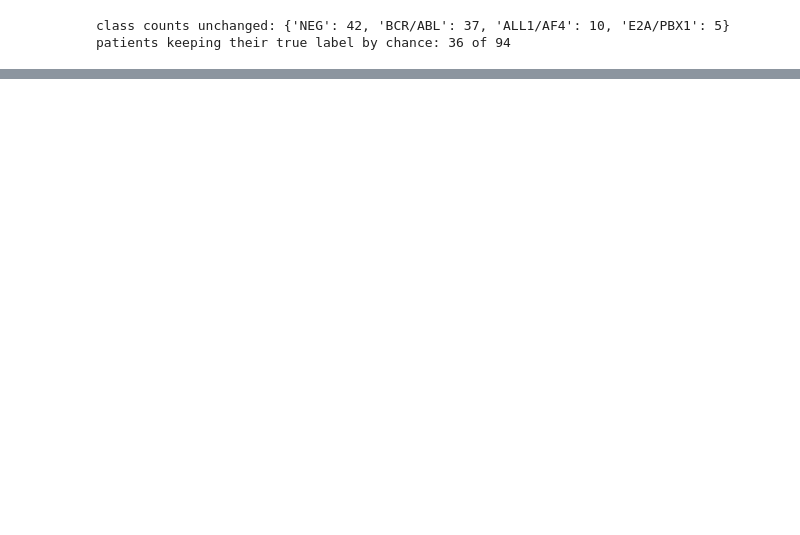
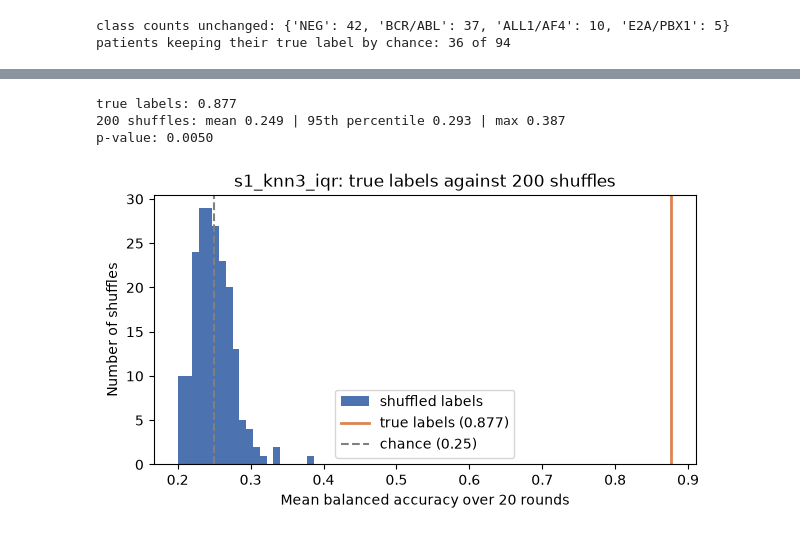
Before and after one commit to haqiqak/leukaemia-mining, a Jupyter notebook: notebooks/04_label_shuffle.ipynb, the cells around one changed output, grey strips where cells are left out. Saved outputs shown, nothing was run; the diff lists cells and outputs as text; code cells hidden in the pictures; blank space fills up the shorter version.

```diff
--- a/notebooks/04_label_shuffle.ipynb
+++ b/notebooks/04_label_shuffle.ipynb
@@ -83,3 +92,46 @@ res.sort_values('accuracy_outside', ascending=False).round(3)
+# %%
+knn = make_models()['knn3_iqr']
+
+
+def score(labels, rounds=20):
+    """Mean balanced accuracy of s1_knn3_iqr, with the ANOVA filter fitted inside every round."""
+    out = []
+    for tr, te in StratifiedShuffleSplit(rounds, test_size=0.3, random_state=0).split(X, labels):
+        genes = anova_genes(X.iloc[tr], labels.iloc[tr])
+        if len(genes) == 0:  # no gene passes the filter: the only honest guess is the largest class
+            pred = np.full(len(te), labels.iloc[tr].mode()[0])
+        else:
+            pred = knn.fit(X.iloc[tr][genes], labels.iloc[tr]).predict(X.iloc[te][genes])
+        out.append(balanced_accuracy_score(labels.iloc[te], pred))
+    return np.mean(out)
+
+
+rng = np.random.default_rng(1)
+real = score(y)
+null = np.array([score(pd.Series(rng.permutation(y.to_numpy()), index=y.index)) for _ in range(200)])
+p = (np.sum(null >= real) + 1) / (len(null) + 1)
+pd.DataFrame({'labels': ['true'] + ['shuffled'] * len(null), 'balanced_accuracy': [real, *null]}).to_csv(
+    '../results/permutation_scores.csv', index=False)
+print(f'true labels: {real:.3f}')
+print(f'200 shuffles: mean {null.mean():.3f} | 95th percentile {np.percentile(null, 95):.3f} | max {null.max():.3f}')
+print(f'p-value: {p:.4f}')
+# %% [output]
+true labels: 0.877
+200 shuffles: mean 0.249 | 95th percentile 0.293 | max 0.387
+p-value: 0.0050
+# %%
+plt.figure(figsize=(7, 3.5))
+plt.hist(null, bins=20, color='#4c72b0', label='shuffled labels')
+plt.axvline(real, color='#dd8452', lw=2, label=f'true labels ({real:.3f})')
+plt.axvline(0.25, ls='--', color='grey', label='chance (0.25)')
+plt.xlabel('Mean balanced accuracy over 20 rounds')
+plt.ylabel('Number of shuffles')
+plt.title('s1_knn3_iqr: true labels against 200 shuffles')
+plt.legend()
+plt.savefig('../results/permutation_test.png', dpi=120, bbox_inches='tight')
+plt.show()
+# %% [output]
+[figure, added]
 # %% [markdown]
 ## Notes
 
```
Also changed, not shown: parts of 6 cells of this notebook, 28 other files.
